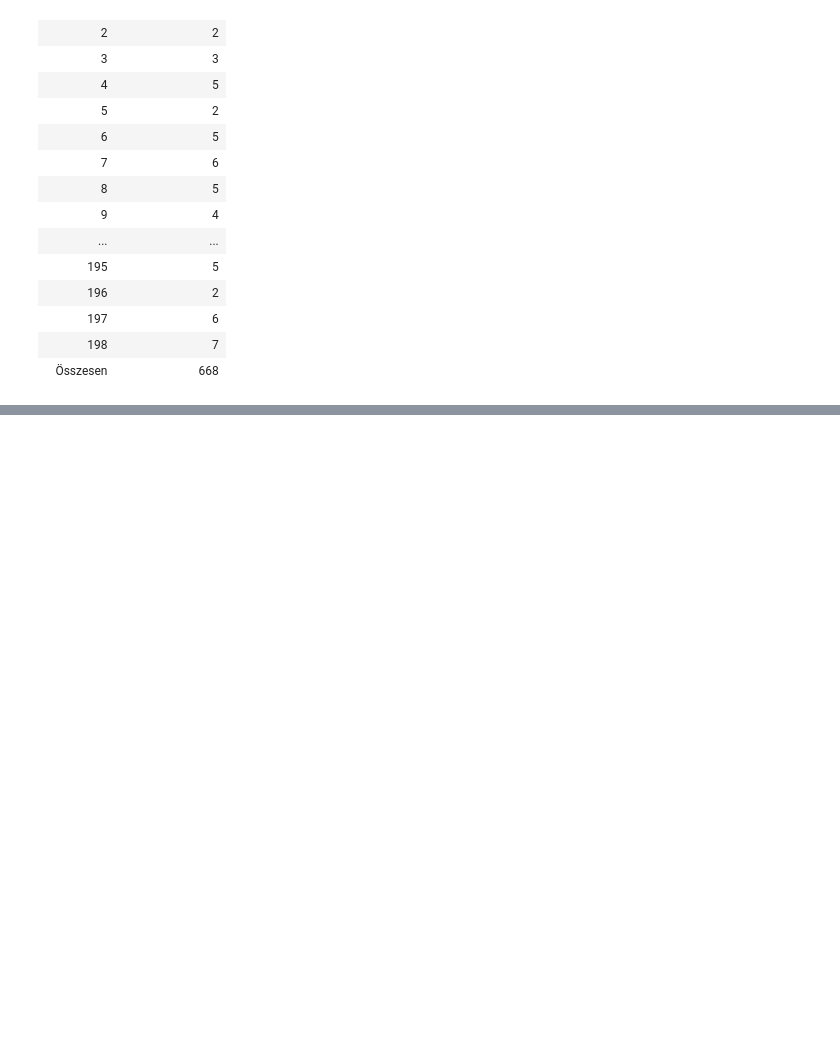
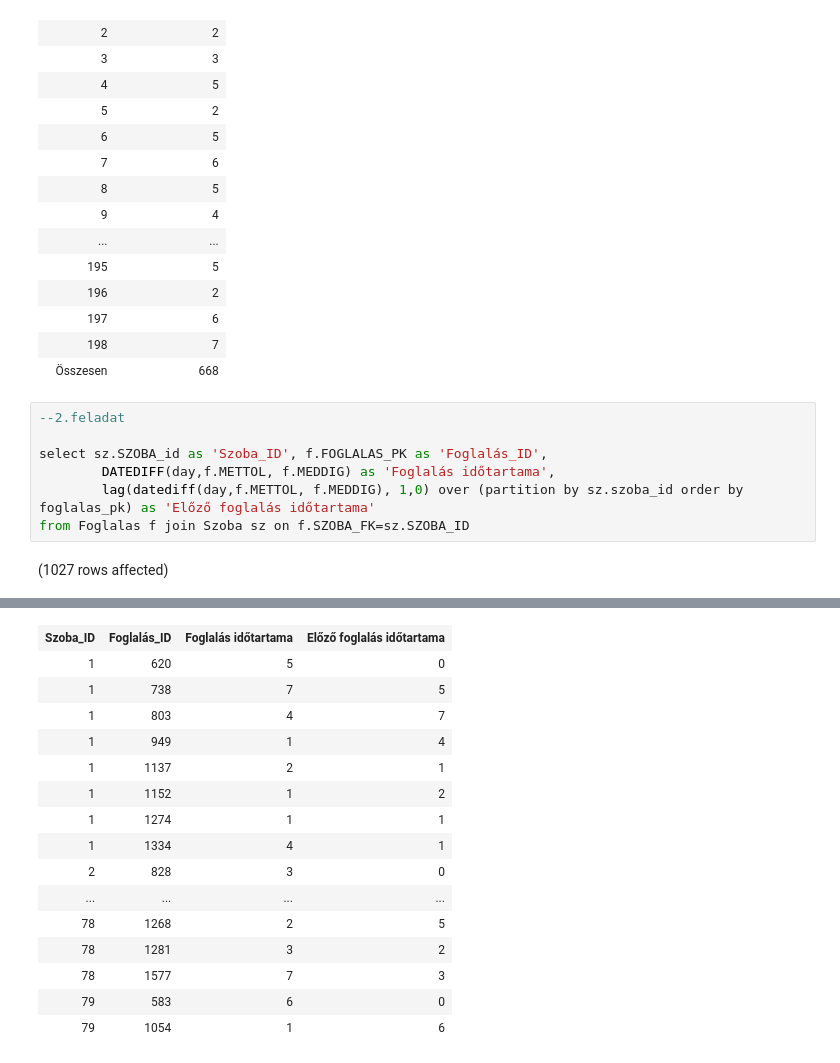
Before and after one commit to rttjnk/adatbazis, a Jupyter notebook: zh2.ipynb, the cells around one changed output, grey strips where cells are left out. Cells and saved outputs as stored; diff of their text form; blank space fills up the shorter version.

```diff
--- a/zh2.ipynb
+++ b/zh2.ipynb
@@ -25,3 +25,12 @@ Total execution time: 00:00:00.047
 | 197 | 6 |
 | 198 | 7 |
 | Összesen | 668 |
+# %%
+--2.feladat
+
+select sz.SZOBA_id as 'Szoba_ID', f.FOGLALAS_PK as 'Foglalás_ID',
+        DATEDIFF(day,f.METTOL, f.MEDDIG) as 'Foglalás időtartama',
+        lag(datediff(day,f.METTOL, f.MEDDIG), 1,0) over (partition by sz.szoba_id order by foglalas_pk) as 'Előző foglalás időtartama'
+from Foglalas f join Szoba sz on f.SZOBA_FK=sz.SZOBA_ID
+# %% [output]
+(1027 rows affected)
@@ -27,0 +38,16 @@ Total execution time: 00:00:00.047
+| Szoba_ID | Foglalás_ID | Foglalás időtartama | Előző foglalás időtartama |
+| 1 | 620 | 5 | 0 |
+| 1 | 738 | 7 | 5 |
+| 1 | 803 | 4 | 7 |
+| 1 | 949 | 1 | 4 |
+| 1 | 1137 | 2 | 1 |
+| 1 | 1152 | 1 | 2 |
+| 1 | 1274 | 1 | 1 |
+| 1 | 1334 | 4 | 1 |
+| 2 | 828 | 3 | 0 |
+| ... | ... | ... | ... |
+| 78 | 1268 | 2 | 5 |
+| 78 | 1281 | 3 | 2 |
+| 78 | 1577 | 7 | 3 |
+| 79 | 583 | 6 | 0 |
+| 79 | 1054 | 1 | 6 |
```
Also changed, not shown: parts of 2 cells of this notebook.
